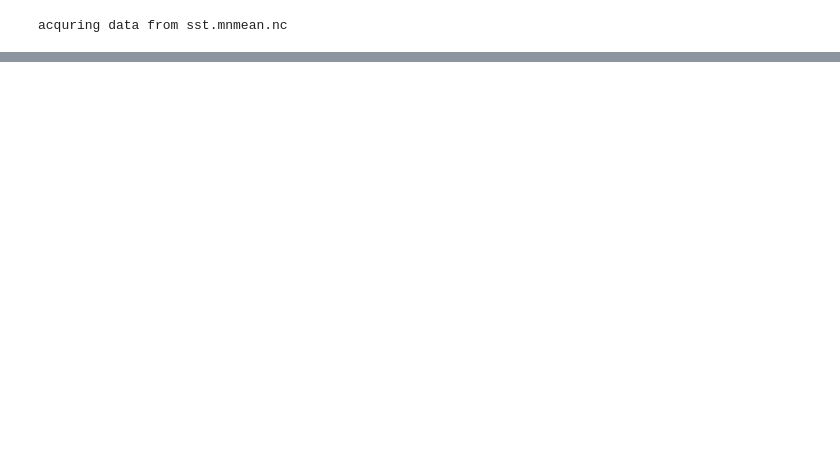
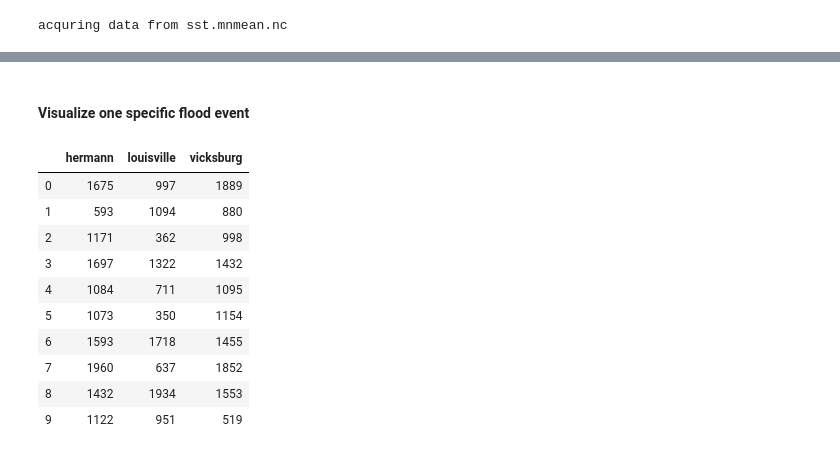
Before and after one commit to b-r-hamilton/miss-atmo, a Jupyter notebook: sst_anomaly.ipynb, the cells around one changed output, grey strips where cells are left out. Drawn from its saved outputs; the diff is of its cells as text; code cells hidden in the pictures; blank space fills up the shorter version.

```diff
--- a/sst_anomaly.ipynb
+++ b/sst_anomaly.ipynb
@@ -70,0 +94,16 @@ for loc in s_flood.keys():
+# %% [markdown]
+#### Visualize one specific flood event
+# %%
+riv_time_ind
+# %% [output]
+|  | hermann | louisville | vicksburg |
+| 0 | 1675 | 997 | 1889 |
+| 1 | 593 | 1094 | 880 |
+| 2 | 1171 | 362 | 998 |
+| 3 | 1697 | 1322 | 1432 |
+| 4 | 1084 | 711 | 1095 |
+| 5 | 1073 | 350 | 1154 |
+| 6 | 1593 | 1718 | 1455 |
+| 7 | 1960 | 637 | 1852 |
+| 8 | 1432 | 1934 | 1553 |
+| 9 | 1122 | 951 | 519 |
```
Also changed, not shown: parts of 9 cells of this notebook, 4 other files.
